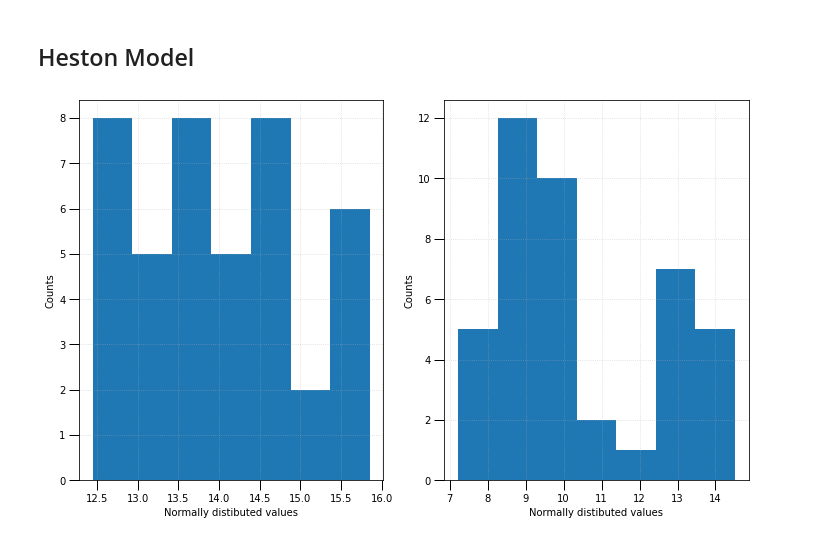
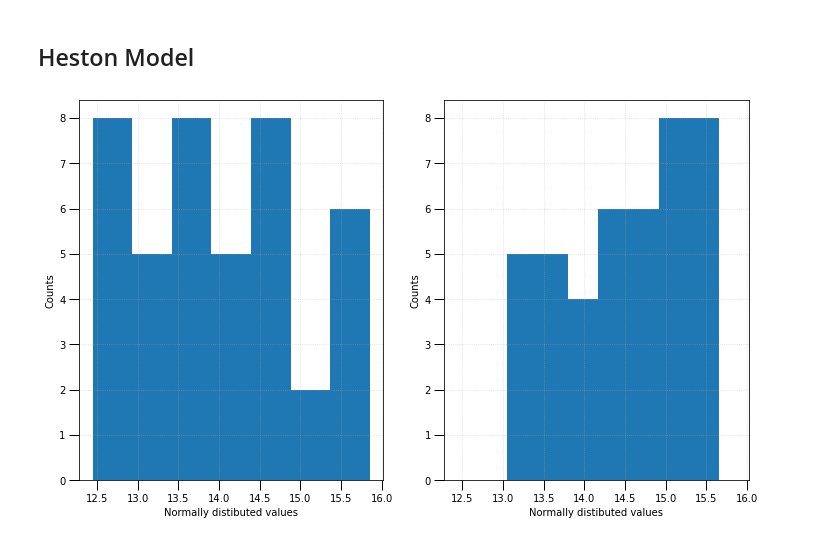
Before and after one commit to aidinattar/Volatility-carry-trading-strategy, a Jupyter notebook: Project.ipynb, the cells around one changed output. Cells and saved outputs as stored; diff of their text form; code cells hidden in the pictures.

```diff
--- a/Project.ipynb
+++ b/Project.ipynb
@@ -305,17 +270,17 @@ delta = 1 # don't know how to find it
 
 n1     = len(Vt1)
 
-P1     = (1/n   *sum((Vt1[i]*Vt1[i-1])**.5 for i in range(1,n)) -
-          1/n**2*sum((Vt1[i]/Vt1[i-1])**.5 for i in range(1,n)) *
-          sum(Vt1[i-1] for i in range(1,n))) / (delta/2 - delta/(2*n**2) * sum(Vt1[i-1] for i in range(1,n)))
+P1     = (1/n1   *sum((Vt1[i]*Vt1[i-1])**.5 for i in range(1,n1)) -
+          1/n1**2*sum((Vt1[i]/Vt1[i-1])**.5 for i in range(1,n1)) *
+          sum(Vt1[i-1] for i in range(1,n1))) / (delta/2 - delta/(2*n1**2) * sum(Vt1[i-1] for i in range(1,n1)))
 
-k1     = 2/delta * (1 + P*delta/(2*n)*sum(1/Vt1[i-1] for i in range(1,n)) -
-                    1/n*sum((Vt1[i]/Vt1[i-1])**0.5   for i in range(1,n)))
+k1     = 2/delta * (1 + P1*delta/(2*n1)*sum(1/Vt1[i-1] for i in range(1,n1)) -
+                    1/n1*sum((Vt1[i]/Vt1[i-1])**0.5   for i in range(1,n1)))
 
-sigma1 = (4/(delta*n)*sum(Vt1[i]**.5 - Vt1[i-1]**.5 -
-                          delta/(2*Vt1[i-1]**.5)*(P-k*Vt1[i-1]) for i in range(1,n)))**.5
+sigma1 = (4/(delta*n1)*sum(Vt1[i]**.5 - Vt1[i-1]**.5 -
+                          delta/(2*Vt1[i-1]**.5)*(P1-k1*Vt1[i-1]) for i in range(1,n1)))**.5
 
-theta1 = (P+sigma1**2/2)/k
+theta1 = (P1+sigma1**2/2)/k1
 
 rho    = -.7890 # don't know how to find it
 r      = 2.17 # don't know how to find it
@@ -329,17 +294,17 @@ Vt2   = UX2_window1.PX_LAST.values**2
 
 n2     = len(Vt2)
 
-P2     = (1/n   *sum((Vt2[i]*Vt2[i-1])**.5 for i in range(1,n)) -
-          1/n**2*sum((Vt2[i]/Vt2[i-1])**.5 for i in range(1,n)) *
-          sum(Vt2[i-1] for i in range(1,n))) / (delta/2 - delta/(2*n**2) * sum(Vt2[i-1] for i in range(1,n)))
+P2     = (1/n2   *sum((Vt2[i]*Vt2[i-1])**.5 for i in range(1,n2)) -
+          1/n2**2*sum((Vt2[i]/Vt2[i-1])**.5 for i in range(1,n2)) *
+          sum(Vt2[i-1] for i in range(1,n2))) / (delta/2 - delta/(2*n2**2) * sum(Vt2[i-1] for i in range(1,n2)))
 
-k2     = 2/delta * (1 + P*delta/(2*n)*sum(1/Vt2[i-1] for i in range(1,n)) -
-                    1/n*sum((Vt2[i]/Vt2[i-1])**0.5   for i in range(1,n)))
+k2     = 2/delta * (1 + P2*delta/(2*n2)*sum(1/Vt2[i-1] for i in range(1,n2)) -
+                    1/n2*sum((Vt2[i]/Vt2[i-1])**0.5   for i in range(1,n2)))
 
-sigma2 = (4/(delta*n)*sum(Vt2[i]**.5 - Vt2[i-1]**.5 -
-                          delta/(2*Vt2[i-1]**.5)*(P-k*Vt2[i-1]) for i in range(1,n)))**.5
+sigma2 = (4/(delta*n2)*sum(Vt2[i]**.5 - Vt2[i-1]**.5 -
+                          delta/(2*Vt2[i-1]**.5)*(P2-k2*Vt2[i-1]) for i in range(1,n2)))**.5
 
-theta2 = (P+sigma2**2/2)/k
+theta2 = (P2+sigma2**2/2)/k2
 # %%
 def heston_pde(  S,   T,     r,     k,  theta,
                v_0, rho, sigma, steps, Npaths):
@@ -363,7 +328,7 @@ def heston_pde(  S,   T,     r,     k,  theta,
     return prices, volatility
 
 prices1, volatility1 = heston_pde(S0, T, r, k1, theta1, UX10, rho, sigma1, steps, Npaths)
-prices2, volatility2 = heston_pde(S0, T, r, k2, theta2, UX10, rho, sigma2, steps, Npaths)
+prices2, volatility2 = heston_pde(S0, T, r, k2, theta2, UX20, rho, sigma2, steps, Npaths)
 # %%
 for k in range(Npaths):
     col = 'sim_' + str(k)
@@ -373,27 +338,27 @@ for k in range(Npaths):
 UX1_window2['mean_sim'] = (UX1_window2.loc[:, ['sim_' + str(k) for k in range(Npaths)]]).mean(axis=1)
 UX2_window2['mean_sim'] = (UX2_window2.loc[:, ['sim_' + str(k) for k in range(Npaths)]]).mean(axis=1)
 # %%
-fig, ax           = plt.subplots(ncols=2, figsize=(12, 7))
+fig, ax           = plt.subplots(ncols=2, figsize=(12, 7), sharex=True)
 
 b                 = np.histogram_bin_edges(UX1_window2.PX_LAST.dropna(), bins='sqrt')
 entries, edges, _ = ax[0].hist(UX1_window2.PX_LAST, bins=b)
 ax[0].set_ylabel('Counts')
 ax[0].set_xlabel("Normally distibuted values")
 ax[0].tick_params(which='major', width=1.0)
 ax[0].tick_params(which='major', length=10)
 ax[0].grid(linestyle='dotted', alpha=0.5)
 
-b                 = np.histogram_bin_edges(UX1_window2.sim_0.dropna(), bins='sqrt')
-entries, edges, _ = ax[1].hist(UX1_window2.sim_0, bins=b)
+b                 = np.histogram_bin_edges(UX1_window2.mean_sim.dropna(), bins='sqrt')
+entries, edges, _ = ax[1].hist(UX1_window2.mean_sim, bins=b)
 ax[1].set_ylabel('Counts')
 ax[1].set_xlabel("Normally distibuted values")
 ax[1].tick_params(which='major', width=1.0)
 ax[1].tick_params(which='major', length=10)
 ax[1].grid(linestyle='dotted', alpha=0.5)
 
 plt.show()
 # %% [output]
-[figure, old version]
+[figure, new version]
 # %%
 fig, ax = plt.subplots(ncols=2, figsize=(24,7))
 
```
Also changed, not shown: parts of 6 cells of this notebook.
